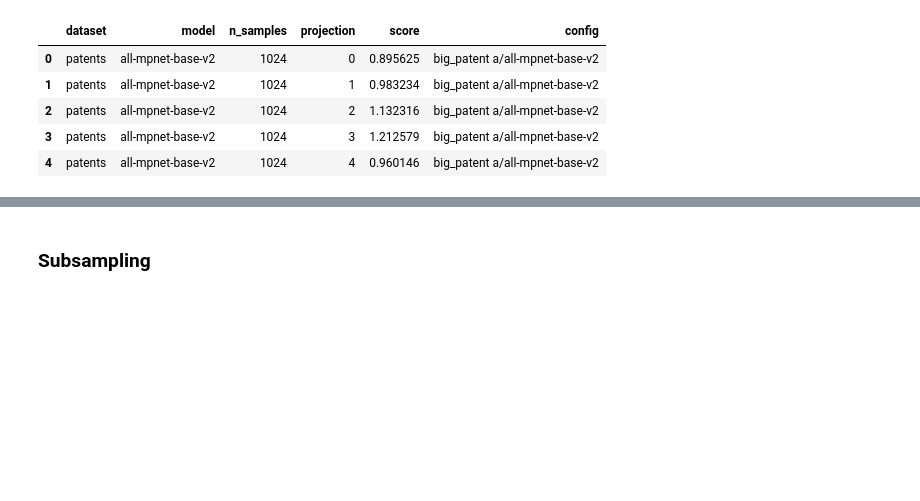
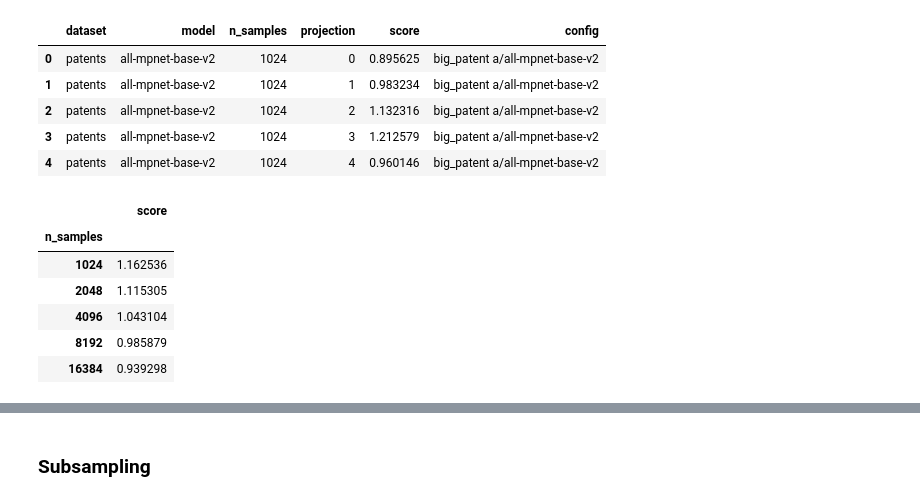
Before and after one commit to aidos-lab/Presto, a Jupyter notebook: notebooks/presto_test.ipynb, the cells around one changed output, grey strips where cells are left out. Cells and saved outputs as stored; diff of their text form; code cells hidden in the pictures; blank space fills up the shorter version.

```diff
--- a/notebooks/presto_test.ipynb
+++ b/notebooks/presto_test.ipynb
@@ -285,6 +286,16 @@ all_norms_df.head()
 | 2 | patents | all-mpnet-base-v2 | 1024 | 2 | 1.132316 | big_patent a/all-mpnet-base-v2 |
 | 3 | patents | all-mpnet-base-v2 | 1024 | 3 | 1.212579 | big_patent a/all-mpnet-base-v2 |
 | 4 | patents | all-mpnet-base-v2 | 1024 | 4 | 0.960146 | big_patent a/all-mpnet-base-v2 |
+# %%
+all_norms_df.query("model == @model and dataset == @dataset").groupby("n_samples").agg(dict(score="mean"))
+# %% [output]
+|  | score |
+| n_samples |  |
+| 1024 | 1.162536 |
+| 2048 | 1.115305 |
+| 4096 | 1.043104 |
+| 8192 | 0.985879 |
+| 16384 | 0.939298 |
 # %%
 fig, ax = plt.subplots(len(datasets),len(models), figsize=(len(models) * 3, len(datasets) * 3), sharey=True, sharex=True)
 for idx, model in enumerate(sorted_models):
```
Also changed, not shown: parts of 20 cells of this notebook, 1 other file.
